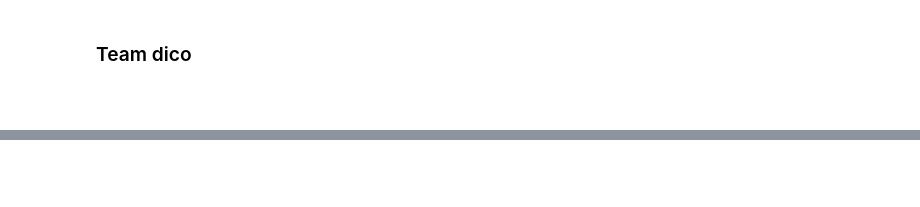
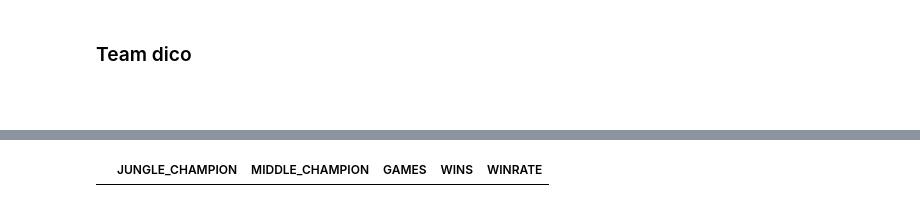
Before and after one commit to PlasmOwO/DaTa-Liyah, a Jupyter notebook: json_scrim.ipynb, the cells around one changed output, grey strips where cells are left out. Saved outputs shown, nothing was run; the diff lists cells and outputs as text; code cells hidden in the pictures; blank space fills up the shorter version.

```diff
--- a/json_scrim.ipynb
+++ b/json_scrim.ipynb
@@ -147,0 +243,44 @@ get_nb_pink_bought(scl, chart=True)
+# %%
+def calculate_duo_winrate(filtered_data: pd.DataFrame, roles: tuple = ("MIDDLE", "JUNGLE")) -> pd.DataFrame:
+    """
+    Calculate winrate for champion duos in specified roles using pre-filtered data.
+
+    Args:
+        filtered_data (pd.DataFrame): The DataFrame already filtered for the team's matches.
+        roles (tuple): Roles to analyze (e.g., ("MIDDLE", "JUNGLE")).
+
+    Returns:
+        pd.DataFrame: A DataFrame containing winrates for each duo.
+    """
+    # Extract the data for each role directly
+    role1_data = filtered_data[filtered_data['TEAM_POSITION'] == roles[0]][['_id', 'SKIN', 'WIN']].rename(
+        columns={'SKIN': f"{roles[0]}_CHAMPION"}
+    )
+    role2_data = filtered_data[filtered_data['TEAM_POSITION'] == roles[1]][['_id', 'SKIN']].rename(
+        columns={'SKIN': f"{roles[1]}_CHAMPION"}
+    )
+
+    # Merge the two roles' data on '_id'
+    duo_data = pd.merge(role1_data, role2_data, on="_id")
+
+    # Group by the duo of champions and calculate stats
+    duo_stats = duo_data.groupby([f"{roles[0]}_CHAMPION", f"{roles[1]}_CHAMPION"]).agg(
+        GAMES=('WIN', 'count'),
+        WINS=('WIN', lambda x: (x == 'Win').sum())  # Count the wins
+    ).reset_index()
+
+    # Calculate the winrate
+    duo_stats['WINRATE'] = (duo_stats['WINS'] / duo_stats['GAMES']) * 100
+
+    # Sort by the number of games played
+    duo_stats = duo_stats.sort_values(by='GAMES', ascending=False)
+
+    # Display the result
+    display(duo_stats)
+
+    # Return the duo statistics
+    return duo_stats
+# %%
+duo_stats = calculate_duo_winrate(filter_data_on_team(data_scrim_matches,team_scald_dico), roles=("JUNGLE", "MIDDLE"))
+# %% [output]
+|  | JUNGLE_CHAMPION | MIDDLE_CHAMPION | GAMES | WINS | WINRATE |
```
Also changed, not shown: parts of 7 cells of this notebook.
